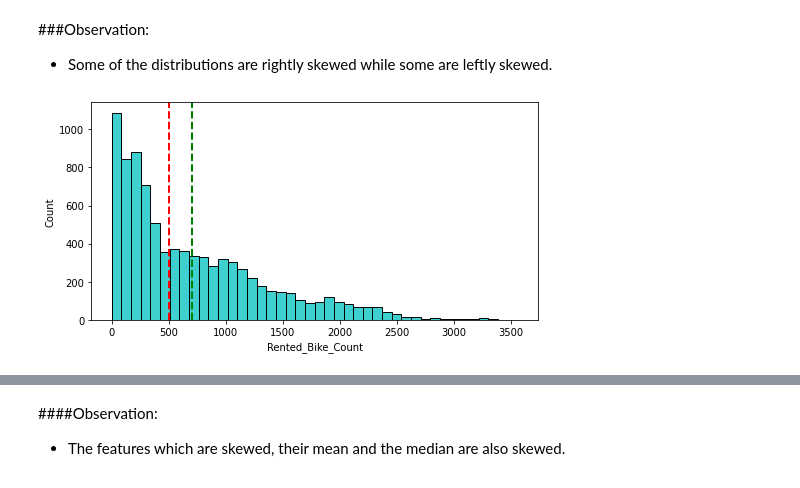
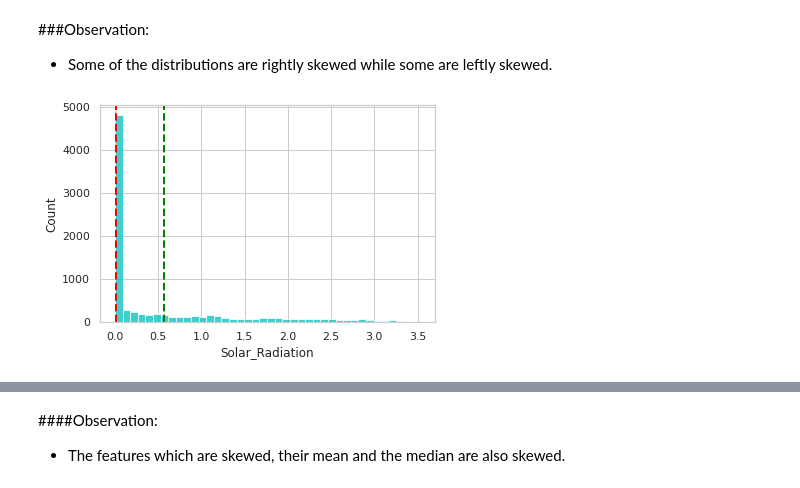
Before and after one commit to gauravmalakar08/Bike-Sharing-Demand-Prediction, a Jupyter notebook: Bike_Sharing_Demand_Prediction_2_Capstone_Project.ipynb, the cells around one changed output, grey strips where cells are left out. Cells and saved outputs as stored; diff of their text form; code cells hidden in the pictures.

```diff
--- a/Bike_Sharing_Demand_Prediction_2_Capstone_Project.ipynb
+++ b/Bike_Sharing_Demand_Prediction_2_Capstone_Project.ipynb
@@ -31,13 +31,16 @@
 * ### Holiday - Holiday/No holiday
 * ### Functional Day - NoFunc(Non Functional Hours), Fun(Functional hours)
 # %%
+from seaborn.rcmod import set_style
 # Importing libraries
 
 import pandas as pd
 import numpy as np
+from numpy import math
 import matplotlib.pyplot as plt
 %matplotlib inline
 import seaborn as sns
+sns.set_theme(style= 'whitegrid', palette = 'mako')
 
 import datetime as dt
 from datetime import datetime
@@ -50,8 +53,8 @@ from sklearn.linear_model import Ridge
 from sklearn.linear_model import ElasticNet
 from sklearn.tree import DecisionTreeRegressor
 from sklearn.ensemble import RandomForestRegressor
-from sklearn.ensemble import GradientBoostingRegressor
-from xgboost import XGBRegressor
+import xgboost as xgb
+from xgboost.sklearn import XGBRegressor
 
 from sklearn.preprocessing import MinMaxScaler
 from sklearn.preprocessing import OneHotEncoder
@@ -374,8 +381,6 @@ ax.set(title='Count of Rented bikes based on  Holiday ')
 ####**Visualizing numerical variables distplot :**
 # %%
 #assigning numerical coulmn to variable
-num_cols =list(df.select_dtypes(['int64','float64']).columns)
-num_feat =pd.Index(num_cols)
-
+num_feat= list(set(df.describe()))
 num_feat
 # %% [output]
@@ -410,11 +422,10 @@ plt.show()
 # %%
 #plotting histogram with mean and median
 
-for col in num_feat:
-  fig,ax=plt.subplots(figsize=(8,4))
+for col in num_feat[:]:
   sns.histplot(df[col],color= 'c')
   plt.axvline(df[col].mean(), color='g', linestyle='dashed', linewidth=2)
   plt.axvline(df[col].median(), color='red', linestyle='dashed', linewidth=2)
   plt.show()
 # %% [output]
-[figure, old version]
+[figure, new version]
```
Also changed, not shown: parts of 197 cells of this notebook.
